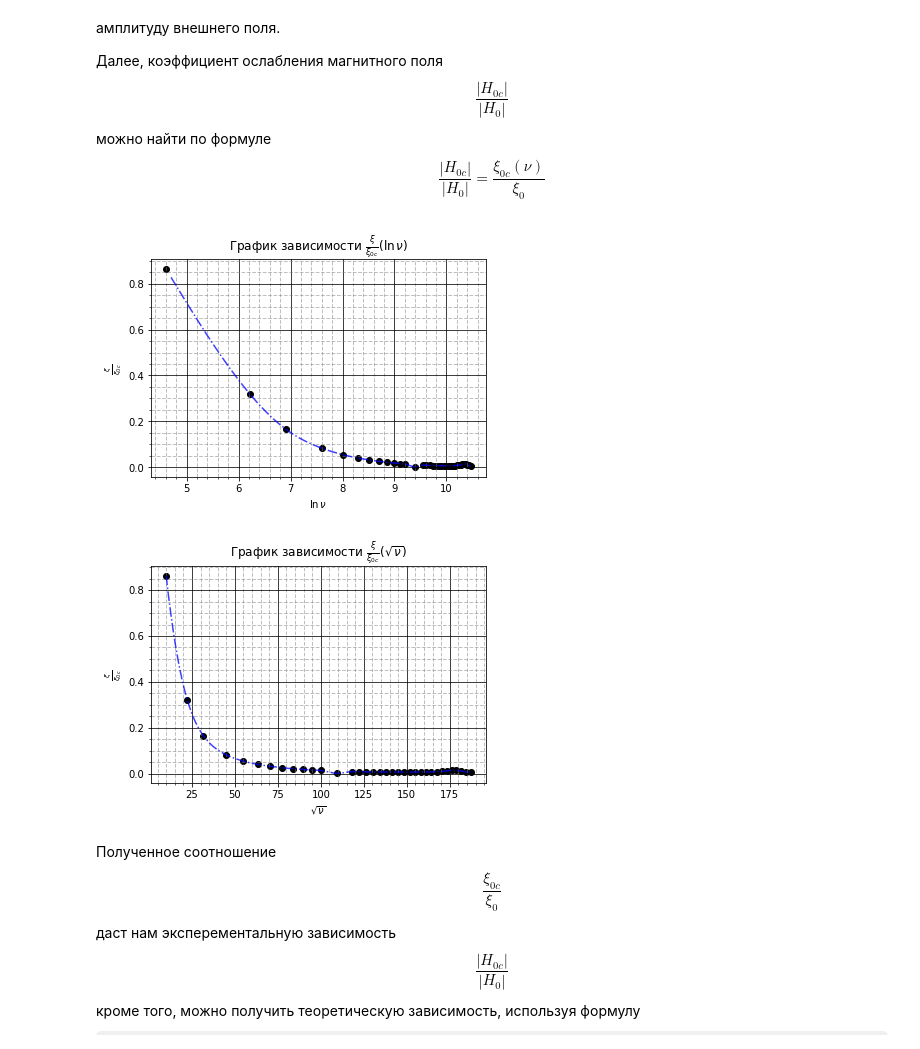
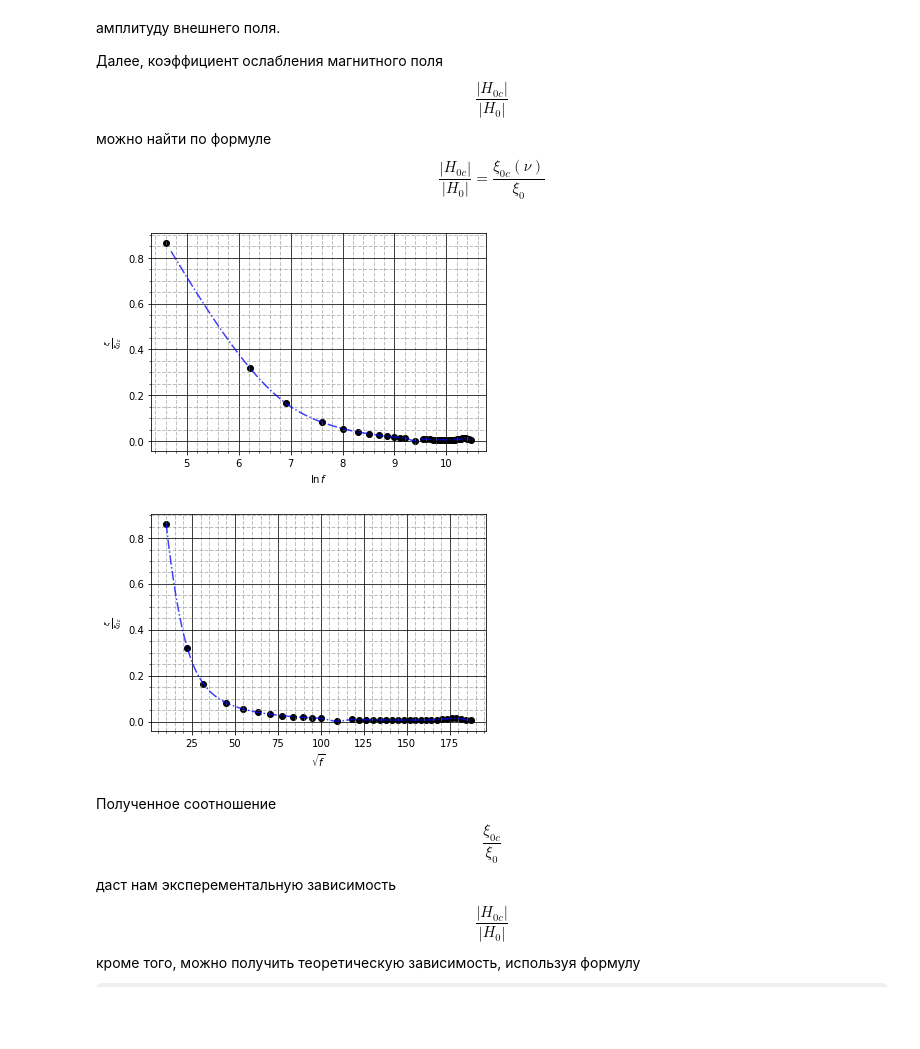
Before and after one commit to pavel-collab/MIPT_Labs, a Jupyter notebook: 3.7.1/python/graphics.ipynb, the cells around one changed output. Saved outputs shown, nothing was run; the diff lists cells and outputs as text; code cells hidden in the pictures; some formulas as TeX source; blank space fills up the shorter version.

```diff
--- a/3.7.1/python/graphics.ipynb
+++ b/3.7.1/python/graphics.ipynb
@@ -164,35 +165,35 @@ y0 = 2725.041151
 # %%
 kxi0_err = 0.000037
 
 fig3, ax3 = PythonGraphMod.CreateSimpleGraph()
 
 def kxi_kxi0(kxi):
     return kxi/kxi0
 
 def stderr_kxi_kxi0(kxi):
     return np.sqrt(kxi0_err*kxi0_err + np.square(0.0424*kxi))
 
 x, y = PythonGraphMod.InterpolateSet(np.log(hight_f), kxi_kxi0(kxi(hight_U, hight_I, hight_f)), 'cubic', 4.7, 10.46)
 
 # в логарифмическом масштабе
 ax3.scatter(np.log(hight_f), kxi_kxi0(kxi(hight_U, hight_I, hight_f)), c = 'black', marker = 'o')
 ax3.plot(x, y, color='blue', alpha=.75, lw=1.5, ls='-.')
 # plt.errorbar(np.log(hight_f), kxi_kxi0(kxi(hight_U, hight_I, hight_f)),
 #              yerr=stderr_kxi_kxi0(kxi(hight_U, hight_I, hight_f)),
 #              fmt='.', ecolor='black', color='black')
 
 ax3.minorticks_on()
 ax3.grid(which = 'major', color = 'black', linewidth = 1, linestyle = '-', alpha = 0.75)
 ax3.grid(which = 'minor', color = 'grey', linewidth = 1, linestyle = '--', alpha = 0.5)
 
 plt.ylabel(r'$\frac{\xi}{\xi_{0c}}$')
-plt.xlabel(r'$\ln{\nu}$')
-plt.title (r'График зависимости $\frac{\xi}{\xi_{0c}}(\ln{\nu})$')
+plt.xlabel(r'$\ln{f}$')
+# plt.title (r'График зависимости $\frac{\xi}{\xi_{0c}}(\ln{\nu})$')
 plt.show()
 
 fig3.savefig("../images/xi_xi0(log).jpg")
 # %% [output]
-[figure, old version]
+[figure, new version]
 # %%
 
 fig6, ax6 = PythonGraphMod.CreateSimpleGraph()
@@ -207,13 +208,13 @@ ax6.grid(which = 'major', color = 'black', linewidth = 1, linestyle = '-', alpha
 ax6.grid(which = 'minor', color = 'grey', linewidth = 1, linestyle = '--', alpha = 0.5)
 
 plt.ylabel(r'$\frac{\xi}{\xi_{0c}}$')
-plt.xlabel(r'$\sqrt{\nu}$')
-plt.title (r'График зависимости $\frac{\xi}{\xi_{0c}}(\sqrt{\nu})$')
+plt.xlabel(r'$\sqrt{f}$')
+# plt.title (r'График зависимости $\frac{\xi}{\xi_{0c}}(\sqrt{\nu})$')
 plt.show()
 
 fig6.savefig("../images/xi_xi0(sqrt).jpg")
 # %% [output]
-[figure, old version]
+[figure, new version]
 # %%
 def low_H(f):
     A = 1/4 * (2*pi*a*h*sigma*mu0*f)*(2*pi*a*h*sigma*mu0*f)
```
Also changed, not shown: parts of 6 cells of this notebook, 13 other files.
